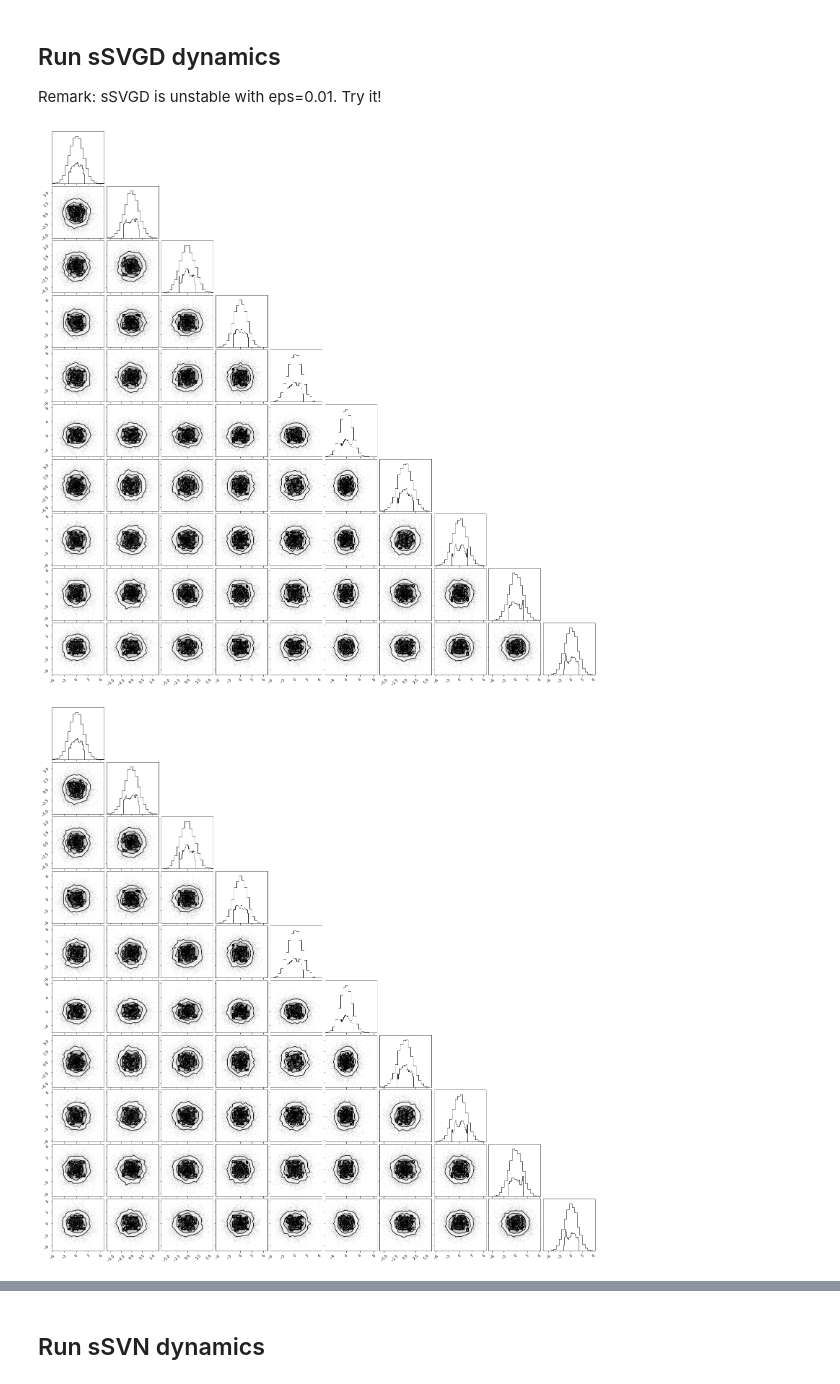
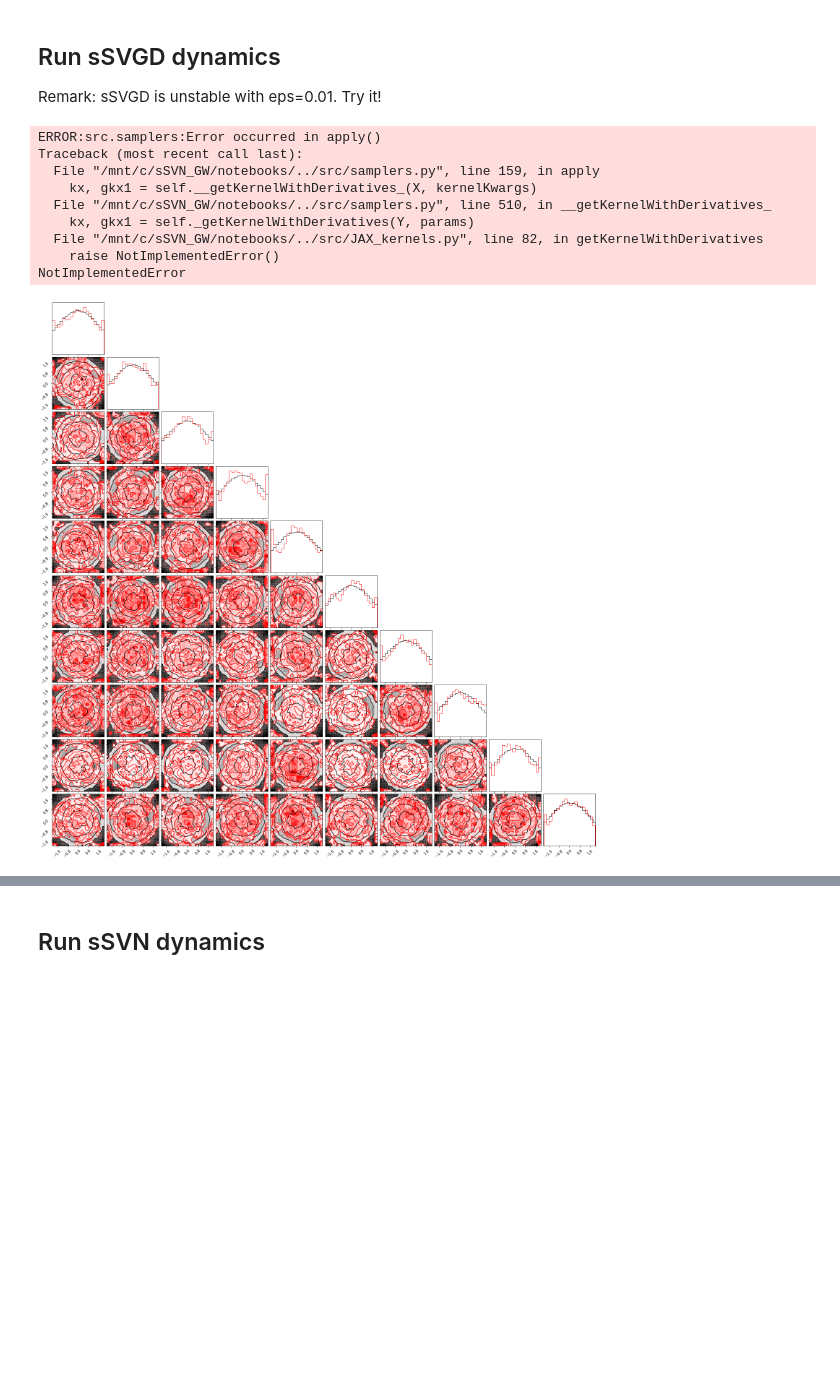
Before and after one commit to leviyevalex/sSVN_GW, a Jupyter notebook: notebooks/rosenbrock_tutorial.ipynb, the cells around one changed output, grey strips where cells are left out. Saved outputs shown, nothing was run; the diff lists cells and outputs as text; code cells hidden in the pictures; blank space fills up the shorter version.

```diff
--- a/notebooks/rosenbrock_tutorial.ipynb
+++ b/notebooks/rosenbrock_tutorial.ipynb
@@ -57,4 +54,4 @@ mu = np.zeros(DoF)
 # sigma = np.random.uniform(low=1, high=10, size=DoF) # covariance matrix
 sigma = np.ones(DoF) * 3
 model = multivariate_gaussian(mu, sigma)
-ground_truth_samples = model.newDrawFromLikelihood(100000)
+ground_truth_samples = model.newDrawFromLikelihood(10000000)
@@ -60,0 +60,5 @@ ground_truth_samples = model.newDrawFromLikelihood(100000)
+# %%
+truth_table = ((ground_truth_samples > model.lower_bound) & (ground_truth_samples < model.upper_bound))
+idx = np.where(np.all(truth_table, axis=1))[0]
+print('%i samples obtained from rejection sampling' % idx.shape[0])
+bounded_iid_samples = ground_truth_samples[idx]
@@ -125,18 +126,30 @@ Remark: sSVGD is unstable with eps=0.01. Try it!
 # %%
 nParticles = 100
 # kernelKwargs = {'kernel_type': 'RBF', 'nFeatures':nParticles}
-kernelKwargs = {'h':model.DoF * 10} # RBF
+kernelKwargs = {'h':model.DoF * 10, 'p':1.} # RBF
 # kernelKwargs = {'h':model.DoF, 'p':0.5} # Lp
-sampler1 = samplers(model=model, nIterations=300, nParticles=nParticles, profile=False, kernel_type='RFG')
-# sampler1.apply(method='sSVN', eps=1, kernelKwargs=kernelKwargs)
+sampler1 = samplers(model=model, nIterations=300, nParticles=nParticles, profile=False, kernel_type='Lp')
+sampler1.apply(method='sSVN', eps=1, kernelKwargs=kernelKwargs)
+# %% [output]
+ERROR:src.samplers:Error occurred in apply()
+Traceback (most recent call last):
+  File "/mnt/c/sSVN_GW/notebooks/../src/samplers.py", line 159, in apply
+    kx, gkx1 = self.__getKernelWithDerivatives_(X, kernelKwargs)
+  File "/mnt/c/sSVN_GW/notebooks/../src/samplers.py", line 510, in __getKernelWithDerivatives_
+    kx, gkx1 = self._getKernelWithDerivatives(Y, params)
+  File "/mnt/c/sSVN_GW/notebooks/../src/JAX_kernels.py", line 82, in getKernelWithDerivatives
+    raise NotImplementedError()
+NotImplementedError
 # %%
 # %%capture
 X1 = collect_samples(sampler1.history_path)
-fig1 = corner.corner(X1)
+# fig1 = corner.corner(bounded_iid_samples[0:X1.shape[0]])
+fig1 = corner.corner(bounded_iid_samples, hist_kwargs={'density':True})
+
 # ground_truth_samples=model.newDrawFromPosterior(1000000)
-corner.corner(ground_truth_samples[0:X1.shape[0]], fig=fig1)
+corner.corner(X1, color='r', fig=fig1, hist_kwargs={'density':True})
+fig1.savefig('bounded_gaussian_test.png')
 # %% [output]
-[figure, old version]
+[figure, new version]
-[figure, removed]
 # %%
 X1.shape[0]
```
Also changed, not shown: parts of 9 cells of this notebook, 5 other files.
